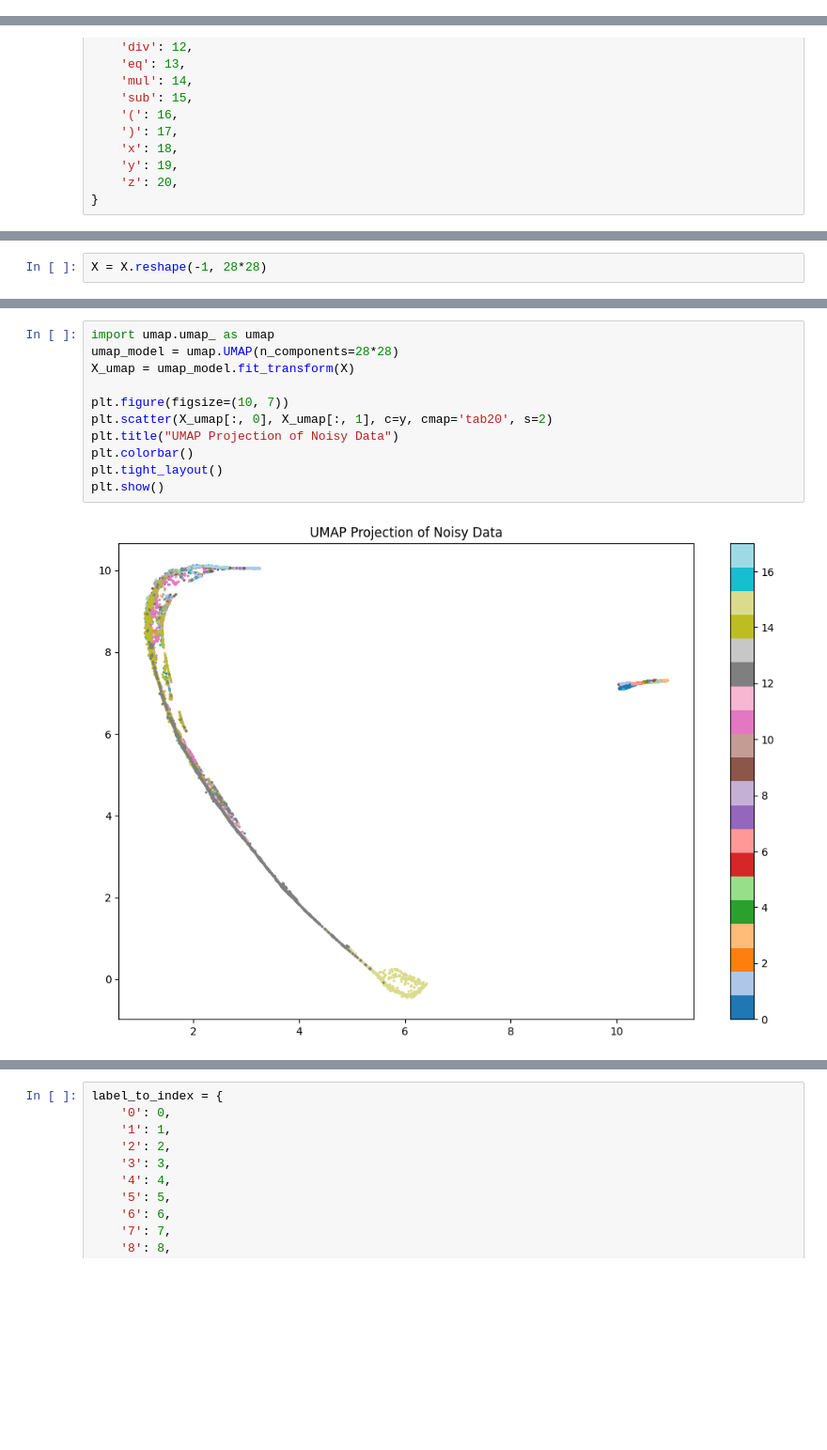
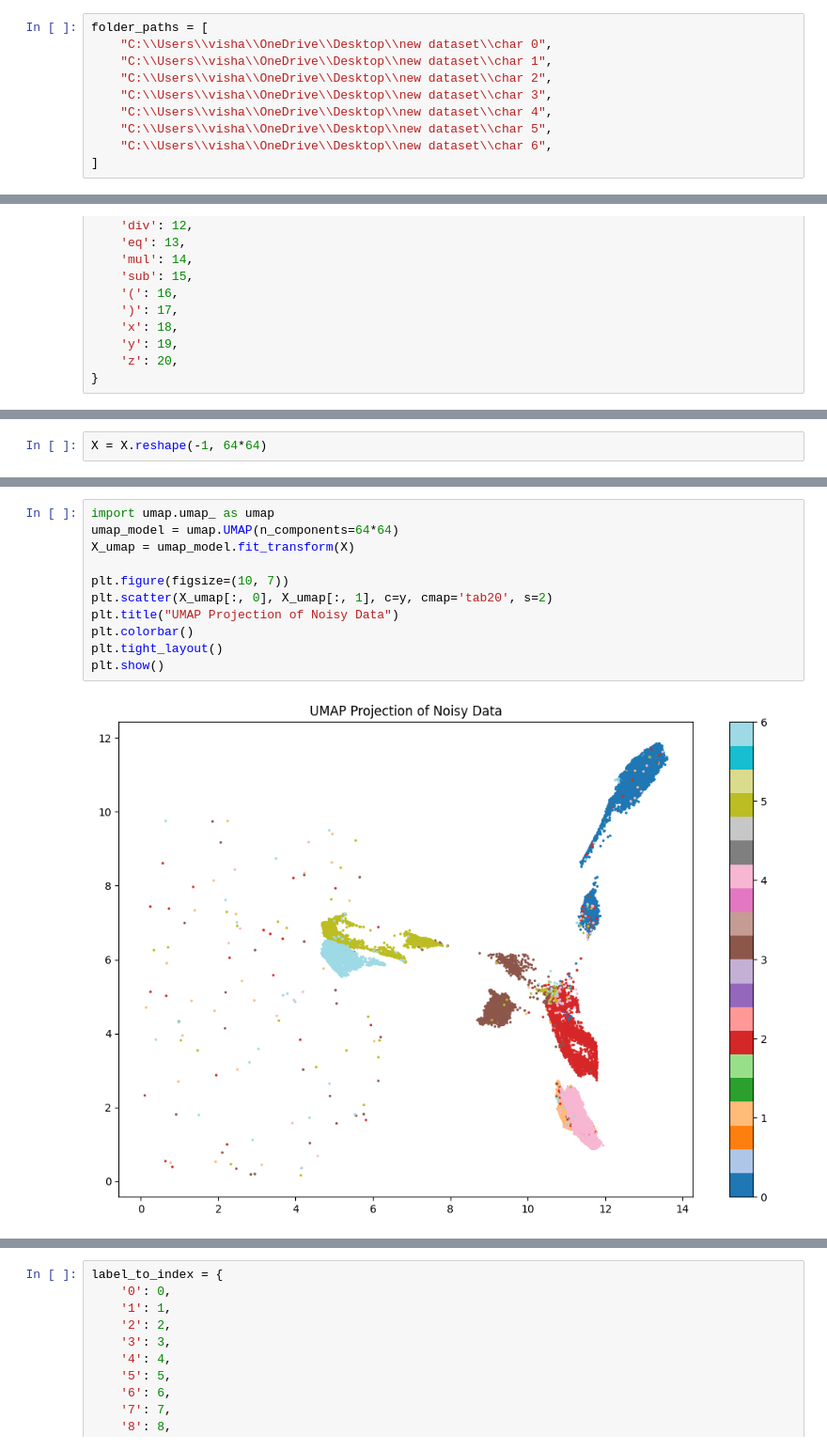
Before and after one commit to VishalLa/MathAI-Prototype, a Jupyter notebook: CNN_Model/pca.ipynb, the cells around one changed output, grey strips where cells are left out. Shown: that part at 94% size. Cells and saved outputs as stored; diff of their text form; blank space fills up the shorter version.

```diff
--- a/CNN_Model/pca.ipynb
+++ b/CNN_Model/pca.ipynb
@@ -49,6 +60,16 @@ folder_paths = [
     'C:\\Users\\visha\\OneDrive\\Desktop\\entiredataset\\dataset\\symbols\\x',
     'C:\\Users\\visha\\OneDrive\\Desktop\\entiredataset\\dataset\\symbols\\÷',
 ]
+# %%
+folder_paths = [
+    "C:\\Users\\visha\\OneDrive\\Desktop\\new dataset\\char 0",
+    "C:\\Users\\visha\\OneDrive\\Desktop\\new dataset\\char 1",
+    "C:\\Users\\visha\\OneDrive\\Desktop\\new dataset\\char 2",
+    "C:\\Users\\visha\\OneDrive\\Desktop\\new dataset\\char 3",
+    "C:\\Users\\visha\\OneDrive\\Desktop\\new dataset\\char 4",
+    "C:\\Users\\visha\\OneDrive\\Desktop\\new dataset\\char 5",
+    "C:\\Users\\visha\\OneDrive\\Desktop\\new dataset\\char 6",
+]
 # %%
 X, y = load_dataset(folder_path=folder_paths)
 # %% [output]
@@ -105,2 +125,2 @@ array([ 0,  1,  2,  3,  4,  5,  6,  7,  8,  9, 10, 11, 12, 13, 14, 15, 16,
 # %%
-X = X.reshape(-1, 28*28)
+X = X.reshape(-1, 64*64)
@@ -107,16 +134,16 @@ X = X.reshape(-1, 28*28)
 # %%
 import umap.umap_ as umap
-umap_model = umap.UMAP(n_components=28*28)
+umap_model = umap.UMAP(n_components=64*64)
 X_umap = umap_model.fit_transform(X)
 
 plt.figure(figsize=(10, 7))
 plt.scatter(X_umap[:, 0], X_umap[:, 1], c=y, cmap='tab20', s=2)
 plt.title("UMAP Projection of Noisy Data")
 plt.colorbar()
 plt.tight_layout()
 plt.show()
 # %% [output]
-[figure, old version]
+[figure, new version]
 # %%
 # Define a bounding box for the central region (adjust as needed)
 x_min, x_max = 4, 10  # X-axis range for the central cluster
```
Also changed, not shown: parts of 14 cells of this notebook, 3 other files.
